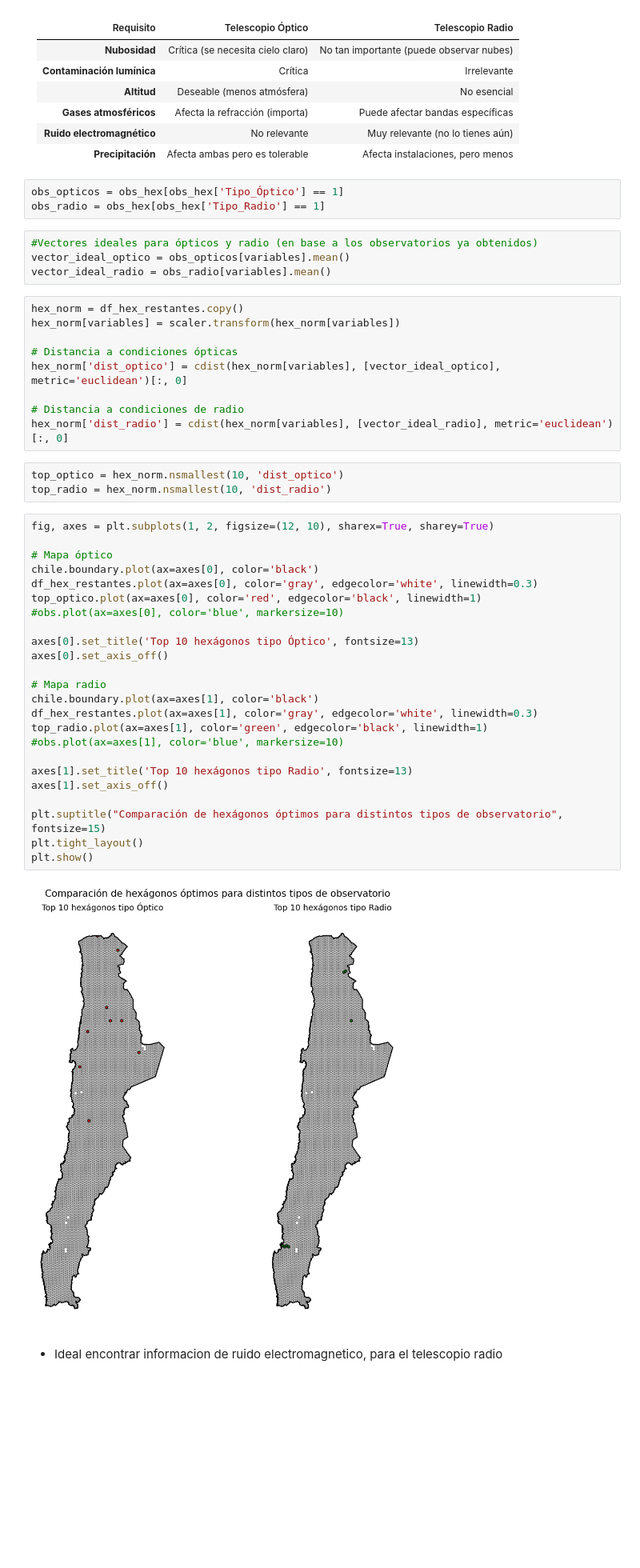
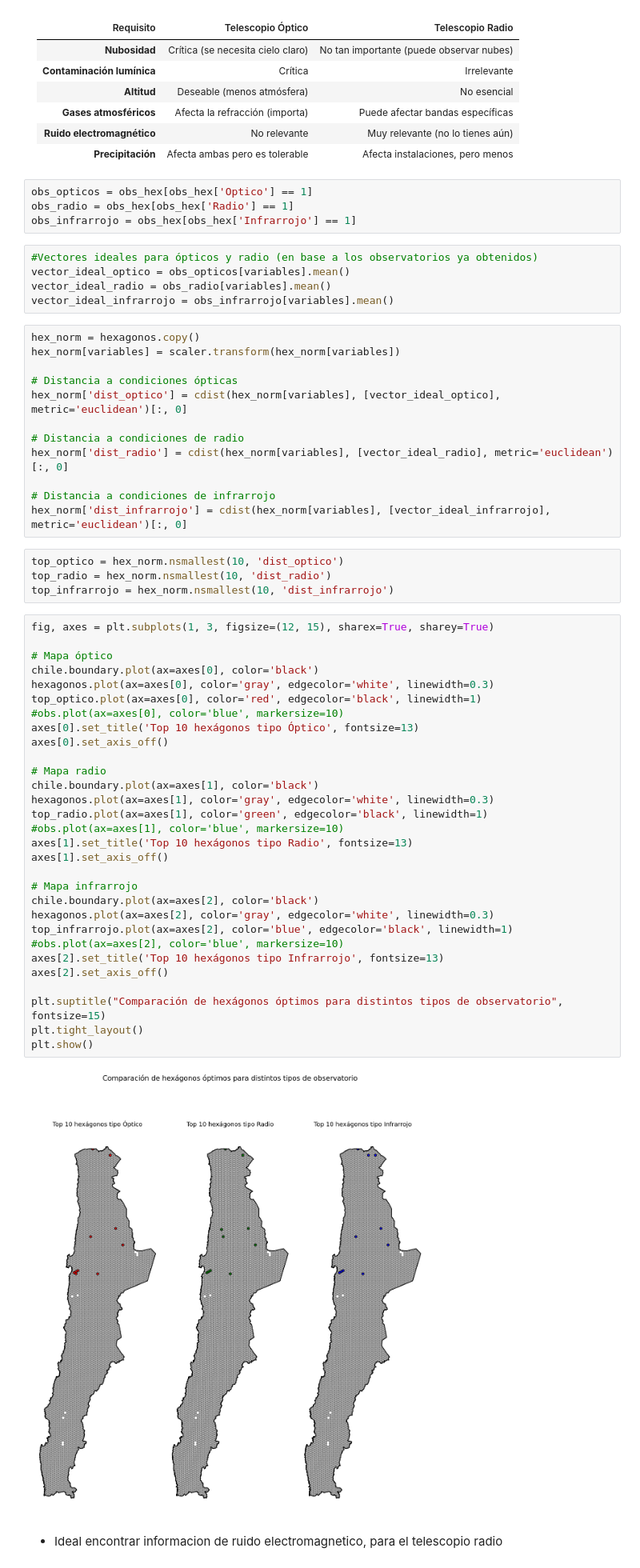
Before and after one commit to ChrisKmilo/Geoespatial-Project, a Jupyter notebook: Proyecto.ipynb, the cells around one changed output. Shown at 80% size. Drawn from its saved outputs; the diff is of its cells as text; blank space fills up the shorter version.

```diff
--- a/Proyecto.ipynb
+++ b/Proyecto.ipynb
@@ -490,14 +511,16 @@ Con respecto ahora, tomaremos la siguiente tabla con respecto a la información
 | **Ruido electromagnético** | No relevante                      | Muy relevante (no lo tienes aún)         |
 | **Precipitación**          | Afecta ambas pero es tolerable    | Afecta instalaciones, pero menos         |
 # %%
-obs_opticos = obs_hex[obs_hex['Tipo_Óptico'] == 1]
-obs_radio = obs_hex[obs_hex['Tipo_Radio'] == 1]
+obs_opticos = obs_hex[obs_hex['Optico'] == 1]
+obs_radio = obs_hex[obs_hex['Radio'] == 1]
+obs_infrarrojo = obs_hex[obs_hex['Infrarrojo'] == 1]
 # %%
 #Vectores ideales para ópticos y radio (en base a los observatorios ya obtenidos)
 vector_ideal_optico = obs_opticos[variables].mean()
 vector_ideal_radio = obs_radio[variables].mean()
+vector_ideal_infrarrojo = obs_infrarrojo[variables].mean()
 # %%
-hex_norm = df_hex_restantes.copy()
+hex_norm = hexagonos.copy()
 hex_norm[variables] = scaler.transform(hex_norm[variables])
 
 # Distancia a condiciones ópticas
@@ -505,34 +528,44 @@ hex_norm['dist_optico'] = cdist(hex_norm[variables], [vector_ideal_optico], metr
 
 # Distancia a condiciones de radio
 hex_norm['dist_radio'] = cdist(hex_norm[variables], [vector_ideal_radio], metric='euclidean')[:, 0]
+
+# Distancia a condiciones de infrarrojo
+hex_norm['dist_infrarrojo'] = cdist(hex_norm[variables], [vector_ideal_infrarrojo], metric='euclidean')[:, 0]
 # %%
 top_optico = hex_norm.nsmallest(10, 'dist_optico')
 top_radio = hex_norm.nsmallest(10, 'dist_radio')
+top_infrarrojo = hex_norm.nsmallest(10, 'dist_infrarrojo')
 # %%
-fig, axes = plt.subplots(1, 2, figsize=(12, 10), sharex=True, sharey=True)
+fig, axes = plt.subplots(1, 3, figsize=(12, 15), sharex=True, sharey=True)
 
 # Mapa óptico
 chile.boundary.plot(ax=axes[0], color='black')
-df_hex_restantes.plot(ax=axes[0], color='gray', edgecolor='white', linewidth=0.3)
+hexagonos.plot(ax=axes[0], color='gray', edgecolor='white', linewidth=0.3)
 top_optico.plot(ax=axes[0], color='red', edgecolor='black', linewidth=1)
 #obs.plot(ax=axes[0], color='blue', markersize=10)
-
 axes[0].set_title('Top 10 hexágonos tipo Óptico', fontsize=13)
 axes[0].set_axis_off()
 
 # Mapa radio
 chile.boundary.plot(ax=axes[1], color='black')
-df_hex_restantes.plot(ax=axes[1], color='gray', edgecolor='white', linewidth=0.3)
+hexagonos.plot(ax=axes[1], color='gray', edgecolor='white', linewidth=0.3)
 top_radio.plot(ax=axes[1], color='green', edgecolor='black', linewidth=1)
 #obs.plot(ax=axes[1], color='blue', markersize=10)
-
 axes[1].set_title('Top 10 hexágonos tipo Radio', fontsize=13)
 axes[1].set_axis_off()
+
+# Mapa infrarrojo
+chile.boundary.plot(ax=axes[2], color='black')
+hexagonos.plot(ax=axes[2], color='gray', edgecolor='white', linewidth=0.3)
+top_infrarrojo.plot(ax=axes[2], color='blue', edgecolor='black', linewidth=1)
+#obs.plot(ax=axes[2], color='blue', markersize=10)
+axes[2].set_title('Top 10 hexágonos tipo Infrarrojo', fontsize=13)
+axes[2].set_axis_off()
 
 plt.suptitle("Comparación de hexágonos óptimos para distintos tipos de observatorio", fontsize=15)
 plt.tight_layout()
 plt.show()
 # %% [output]
-[figure, old version]
+[figure, new version]
 # %% [markdown]
 - Ideal encontrar informacion de ruido electromagnetico, para el telescopio radio
```
Also changed, not shown: parts of 42 cells of this notebook, 25 other files.
